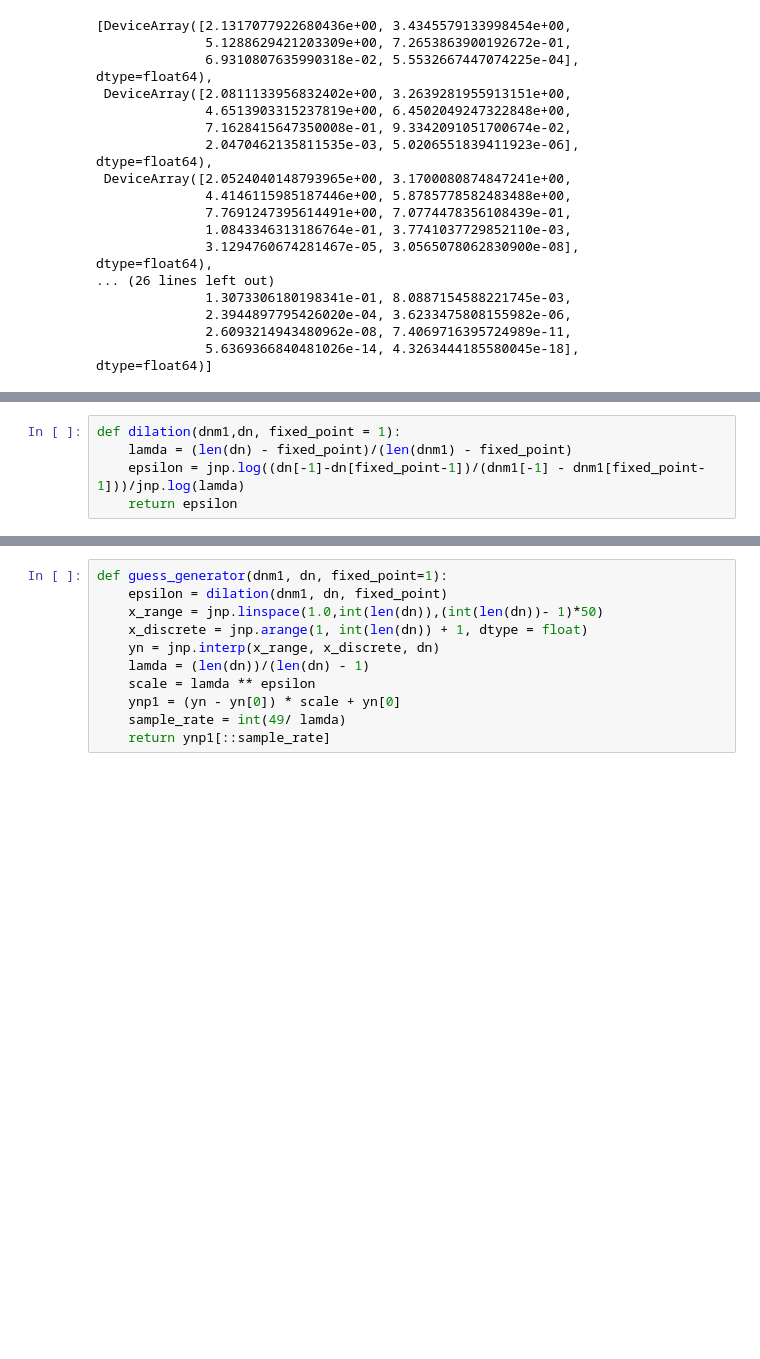
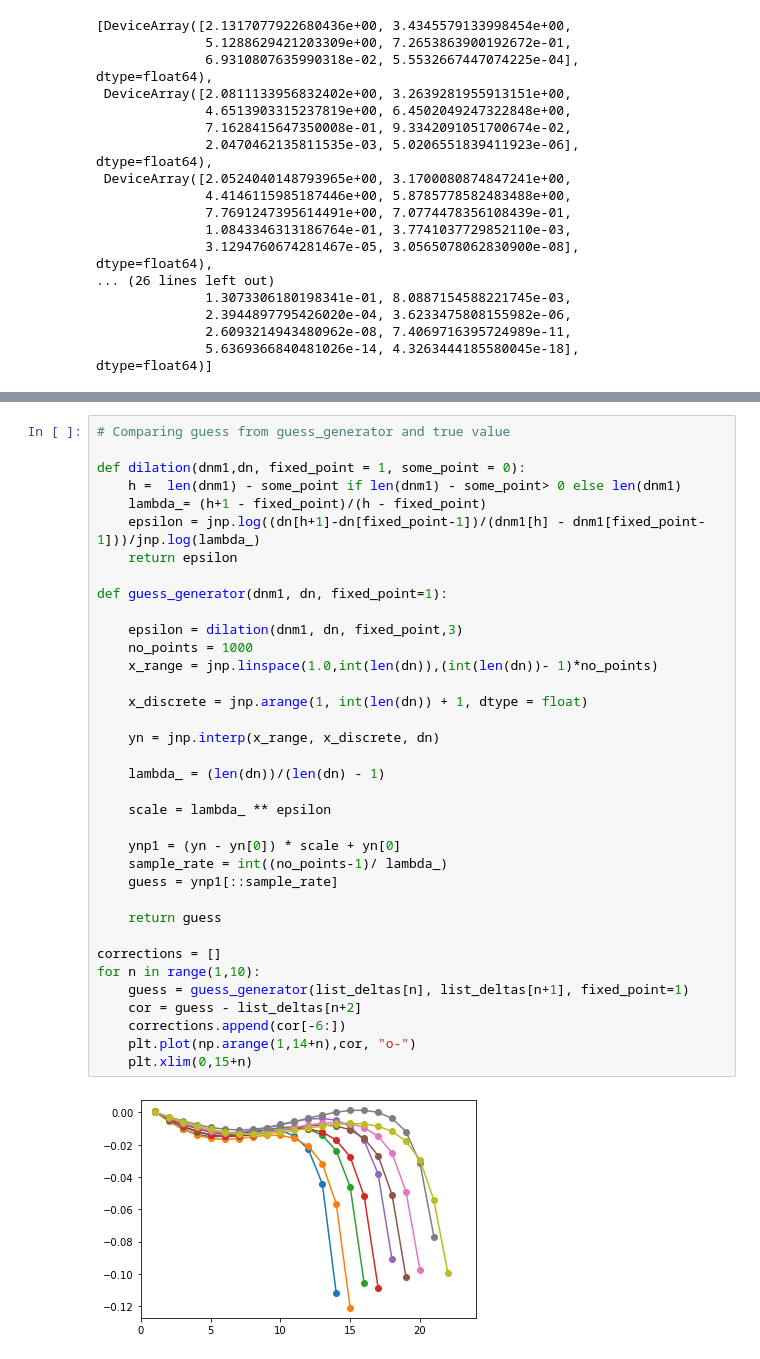
Before and after one commit to dgan181/modular-boostrap, a Jupyter notebook: boots.ipynb, the cells around one changed output, grey strips where cells are left out. Cells and saved outputs as stored; diff of their text form; blank space fills up the shorter version.

```diff
--- a/boots.ipynb
+++ b/boots.ipynb
@@ -547,5 +545,0 @@ list_guesses
-# %%
-def dilation(dnm1,dn, fixed_point = 1):
-    lamda = (len(dn) - fixed_point)/(len(dnm1) - fixed_point)
-    epsilon = jnp.log((dn[-1]-dn[fixed_point-1])/(dnm1[-1] - dnm1[fixed_point-1]))/jnp.log(lamda)
-    return epsilon
@@ -552,11 +828,38 @@ def dilation(dnm1,dn, fixed_point = 1):
 # %%
+# Comparing guess from guess_generator and true value
+
+def dilation(dnm1,dn, fixed_point = 1, some_point = 0):
+    h =  len(dnm1) - some_point if len(dnm1) - some_point> 0 else len(dnm1)
+    lambda_= (h+1 - fixed_point)/(h - fixed_point)
+    epsilon = jnp.log((dn[h+1]-dn[fixed_point-1])/(dnm1[h] - dnm1[fixed_point-1]))/jnp.log(lambda_)
+    return epsilon
+
 def guess_generator(dnm1, dn, fixed_point=1):
-    epsilon = dilation(dnm1, dn, fixed_point)
-    x_range = jnp.linspace(1.0,int(len(dn)),(int(len(dn))- 1)*50)
+
+    epsilon = dilation(dnm1, dn, fixed_point,3)
+    no_points = 1000
+    x_range = jnp.linspace(1.0,int(len(dn)),(int(len(dn))- 1)*no_points)
+
     x_discrete = jnp.arange(1, int(len(dn)) + 1, dtype = float)
+
     yn = jnp.interp(x_range, x_discrete, dn)
-    lamda = (len(dn))/(len(dn) - 1)
-    scale = lamda ** epsilon
+
+    lambda_ = (len(dn))/(len(dn) - 1)
+
+    scale = lambda_ ** epsilon
+
     ynp1 = (yn - yn[0]) * scale + yn[0]
-    sample_rate = int(49/ lamda)
-    return ynp1[::sample_rate]
+    sample_rate = int((no_points-1)/ lambda_)
+    guess = ynp1[::sample_rate]
+
+    return guess
+
+corrections = []
+for n in range(1,10):
+    guess = guess_generator(list_deltas[n], list_deltas[n+1], fixed_point=1)
+    cor = guess - list_deltas[n+2]
+    corrections.append(cor[-6:])
+    plt.plot(np.arange(1,14+n),cor, "o-")
+    plt.xlim(0,15+n)
+# %% [output]
+[figure, added]
```
Also changed, not shown: parts of 42 cells of this notebook, 2 other files.
